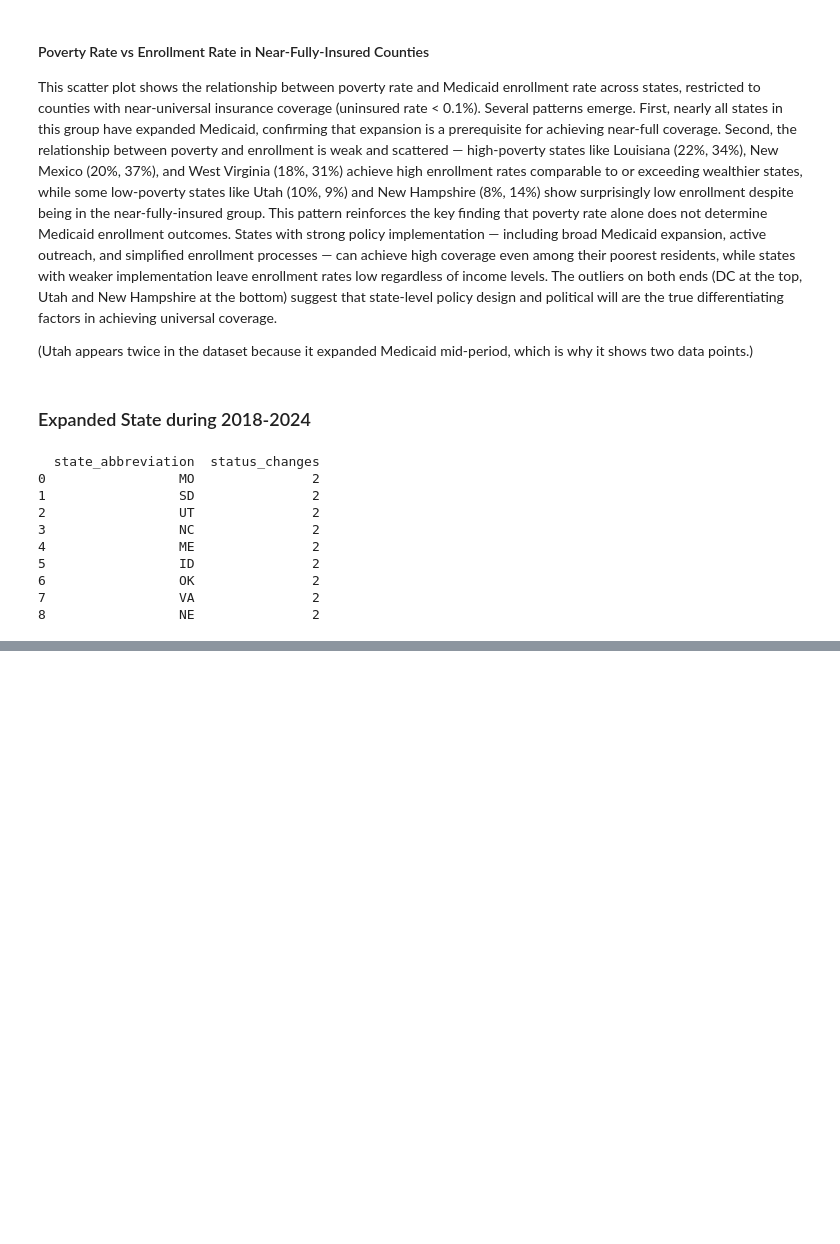
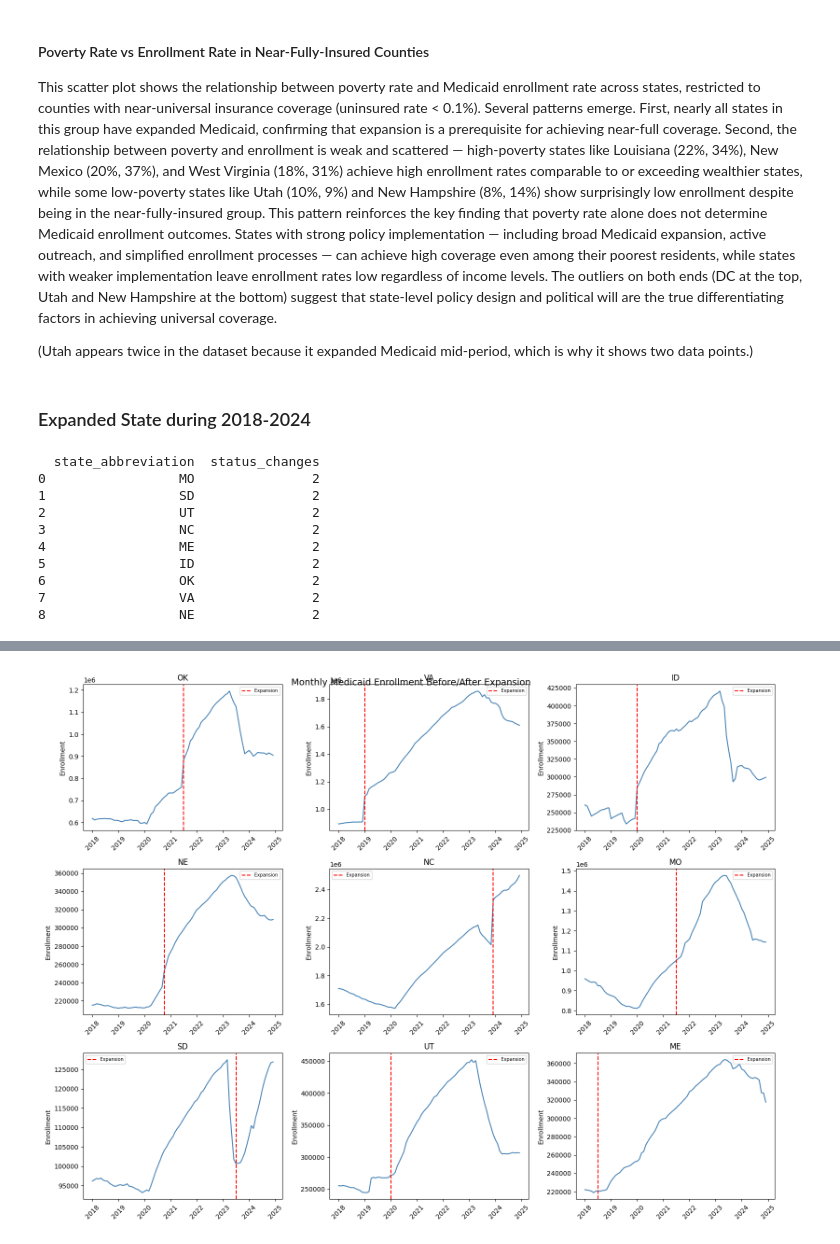
Before and after one commit to berylhu43/Medicaid_AWS, a Jupyter notebook: final.ipynb, the cells around one changed output, grey strips where cells are left out. Cells and saved outputs as stored; diff of their text form; code cells hidden in the pictures; blank space fills up the shorter version.

Commit message:
adding the comparison for in-period expansion states

```diff
--- a/final.ipynb
+++ b/final.ipynb
@@ -109,6 +109,8 @@ cms_select = cms_df.select(
     "total_medicaid_enrollment",
     "total_chip_enrollment",
     "reporting_period",
+    "average_call_center_wait_time_minutes",
+    "average_call_center_abandonment_rate",
     "year"
 ).filter(
     F.col("total_medicaid_and_chip_enrollment").isNotNull()
@@ -127,7 +129,9 @@ cms_annual = cms_select.groupBy(
     F.avg("total_medicaid_and_chip_determinations").alias("avg_determinations"),
     F.avg("new_applications_submitted_to_medicaid_and_chip_agencies").alias("avg_new_applications"),
     F.avg("medicaid_and_chip_child_enrollment").alias("avg_child_enrollment"),
-    F.avg("total_adult_medicaid_enrollment").alias("avg_adult_enrollment")
+    F.avg("total_adult_medicaid_enrollment").alias("avg_adult_enrollment"),
+    F.avg("average_call_center_wait_time_minutes").alias("avg_wait_time"),
+    F.avg("average_call_center_abandonment_rate").alias("avg_abandonment_rate")
 )
 # %%
 import matplotlib.pyplot as plt
@@ -838,0 +871,13 @@ print(expansion_changes)
+# %%
+# use monthly level data
+
+cms_monthly = cms_df.filter(F.col("final_report") == "Y") \
+    .withColumn("year", F.col("reporting_period").cast("string").substr(1, 4).cast("int")) \
+    .withColumn("month", F.col("reporting_period").cast("string").substr(5, 2).cast("int")) \
+    .filter(F.col("year").between(2018, 2024)) \
+    .filter(F.col("state_abbreviation").isin(['MO', 'SD', 'UT', 'NC', 'ME', 'ID', 'OK', 'VA', 'NE']))
+
+cms_monthly.select("state_abbreviation", "year", "month",
+                   "state_expanded_medicaid", "total_medicaid_enrollment") \
+           .orderBy("state_abbreviation", "year", "month") \
+           .show(20)
@@ -838,0 +902,35 @@ print(expansion_changes)
+# %%
+monthly_pd = cms_monthly.select(
+    "state_abbreviation", "year", "month",
+    "state_expanded_medicaid", "total_medicaid_enrollment"
+).orderBy("state_abbreviation", "year", "month").toPandas()
+
+# time axis
+monthly_pd['date'] = pd.to_datetime(monthly_pd[['year', 'month']].assign(day=1))
+
+plt.close()
+fig, axes = plt.subplots(3, 3, figsize=(16, 12))
+axes = axes.flatten()
+
+states = ['OK', 'VA', 'ID', 'NE', 'NC', 'MO', 'SD', 'UT', 'ME']
+
+for i, state in enumerate(states):
+    data = monthly_pd[monthly_pd['state_abbreviation'] == state]
+    axes[i].plot(data['date'], data['total_medicaid_enrollment'], color='steelblue')
+
+    # the expansion month
+    expansion = data[data['state_expanded_medicaid'] == 'Y']['date'].min()
+    if pd.notna(expansion):
+        axes[i].axvline(x=expansion, color='red', linestyle='--', label='Expansion')
+
+    axes[i].set_title(state)
+    axes[i].set_xlabel('')
+    axes[i].set_ylabel('Enrollment')
+    axes[i].legend(fontsize=7)
+    axes[i].tick_params(axis='x', rotation=45)
+
+plt.suptitle('Monthly Medicaid Enrollment Before/After Expansion', fontsize=14)
+plt.tight_layout()
+%matplot plt
+# %% [output]
+[figure, added]
```
Also changed, not shown: parts of 4 cells of this notebook.
